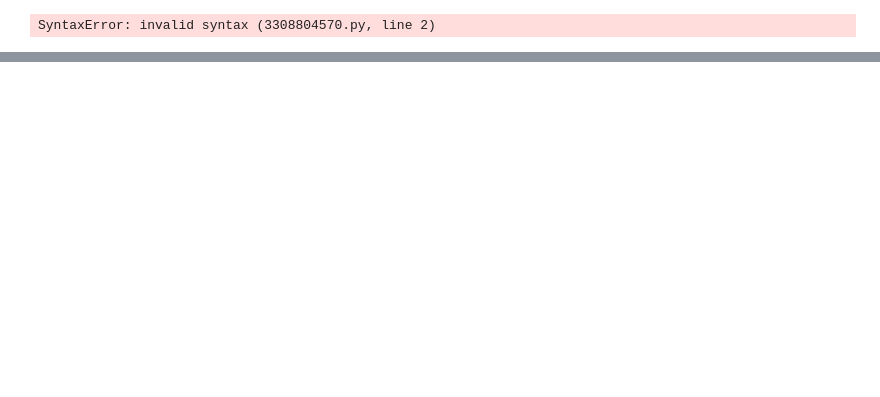
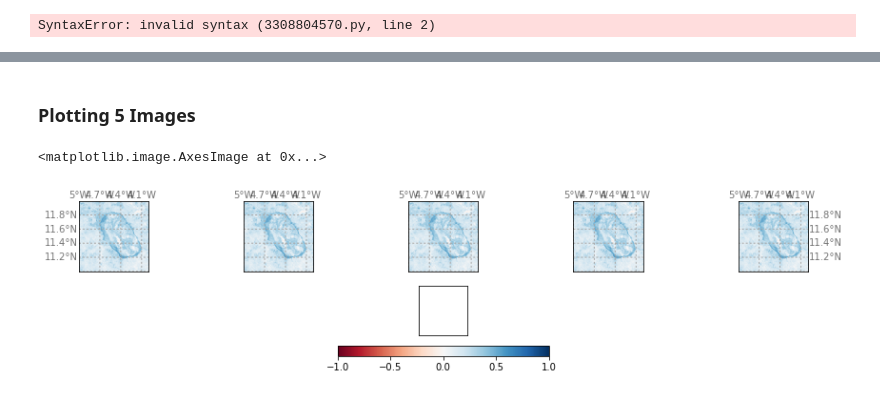
Before and after one commit to ma9dalen8/WASCAL_BurntArea, a Jupyter notebook: nbr5years.ipynb, the cells around one changed output, grey strips where cells are left out. Cells and saved outputs as stored; diff of their text form; code cells hidden in the pictures; blank space fills up the shorter version.

```diff
--- a/nbr5years.ipynb
+++ b/nbr5years.ipynb
@@ -126,0 +153,55 @@ plt.show()
+# %% [markdown]
+### Plotting 5 Images
+# %%
+fig=plt.figure(figsize=(15, 3))
+gs = fig.add_gridspec(2, 5)
+
+ax1 = fig.add_subplot(gs[0, 0])
+ax2 = fig.add_subplot(gs[0, 1])
+ax3 = fig.add_subplot(gs[0, 2])
+ax4 = fig.add_subplot(gs[0, 3])
+ax5 = fig.add_subplot(gs[0, 4])
+ax6 = fig.add_subplot(gs[1,:])
+
+axes =[ax1, ax2, ax3, ax4, ax5, ax6]
+
+for ax in axes:
+    #color = plt.tricontourf(baseline_2017_NBR, vmax=1, vmin=-1, extend='both')
+    nbr = Basemap(projection='mill', resolution='c',
+                    llcrnrlat=11,urcrnrlat=12, llcrnrlon=-5,urcrnrlon=-4, ax=ax)
+
+    if ax == ax1:
+
+        nbr.drawparallels(np.arange(11.,12.,0.2),labels=[True,False,False,False],dashes=[2,2],  color = 'darkgrey', alpha =0.55)
+        nbr.drawmeridians(np.arange(-5.,-4.,0.3),labels=[False,False,True,False],dashes=[2,2], color = 'darkgrey', alpha =0.55)
+        #nbr.colorbar(location='bottom', cmap ='RdBu')
+
+    elif ax == ax5:
+        nbr.drawparallels(np.arange(11.,12.,0.2),labels=[False,True,False,False],dashes=[2,2],  color = 'darkgrey', alpha =0.55)
+        nbr.drawmeridians(np.arange(-5.,-4.,0.3),labels=[False,False,True,False],dashes=[2,2], color = 'darkgrey', alpha =0.55)
+        #nbr.colorbar( location='bottom', cmap ='RdBu')
+
+
+    elif ax == ax6:
+        fig.colorbar(nbr.pcolormesh(baseline_2017['x'], baseline_2017['y'], np.squeeze(baseline_2017_NBR), vmin= -1, vmax =1, cmap='RdBu'), location = 'bottom')
+
+    else:
+        nbr.drawparallels(np.arange(11.,12.,0.2),labels=[False,False,False,False],dashes=[2,2],  color = 'darkgrey', alpha =0.55)
+        nbr.drawmeridians(np.arange(-5.,-4.,0.3),labels=[False,False,True,False],dashes=[2,2], color = 'darkgrey', alpha =0.55)
+        #nbr.colorbar(location='bottom', cmap ='RdBu')
+
+
+
+
+
+
+
+
+nbr.imshow(baseline_2017_NBR,cmap='RdBu', vmin=-1, vmax=1, ax=ax1)
+nbr.imshow(baseline_2017_NBR, cmap='RdBu', vmin=-1, vmax=1, ax=ax2)
+nbr.imshow(baseline_2017_NBR, cmap='RdBu', vmin=-1, vmax=1, ax=ax3)
+nbr.imshow(baseline_2017_NBR, cmap='RdBu', vmin=-1, vmax=1, ax=ax4)
+nbr.imshow(baseline_2017_NBR, cmap='RdBu', vmin=-1, vmax=1, ax=ax5)
+# %% [output]
+<matplotlib.image.AxesImage at 0x...>
+[figure, added]
```
Also changed, not shown: parts of 13 cells of this notebook.
